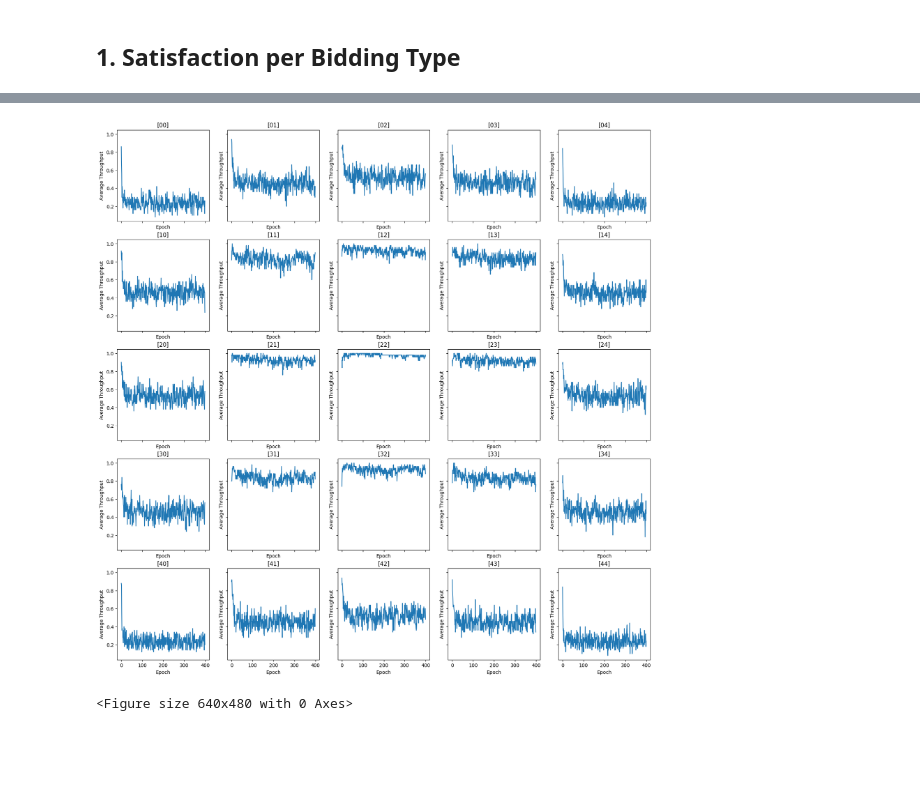
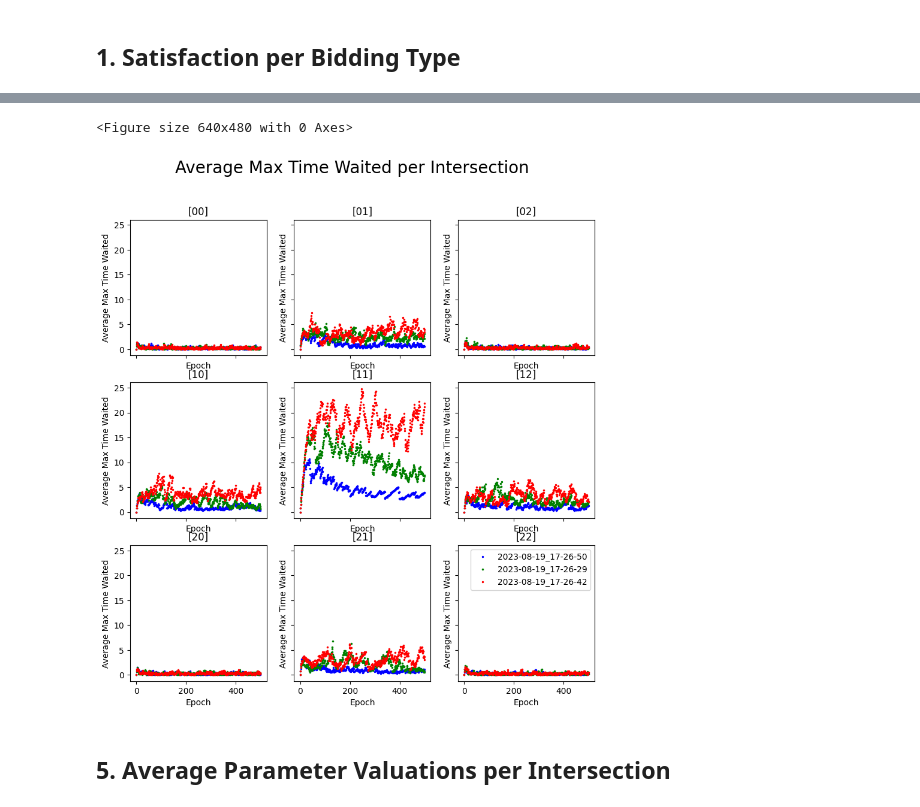
Before and after one commit to LeonidasZotos/adaptiveAuctions, a Jupyter notebook: analysis.ipynb, the cells around one changed output, grey strips where cells are left out. Cells and saved outputs as stored; diff of their text form; code cells hidden in the pictures; blank space fills up the shorter version.

```diff
--- a/analysis.ipynb
+++ b/analysis.ipynb
@@ -164,18 +156,31 @@ average_throughput_per_intersection = np.transpose(
 # %%
-def plot_throughput_per_intersection_history(data):
-    # Each subplot is a graph of the throughput history of that intersection.
-    fig, axs = plt.subplots(
-        data.shape[0], data.shape[1], sharex=True, sharey=True, figsize=(20, 20))
-    for i in range(data.shape[0]):
-        for j in range(data.shape[1]):
-            axs[i, j].plot(average_throughput_per_intersection[i, j])
+def plot_max_time_waited_history(max_time_waited_history_per_intersection, label, colour, axs):
+    for i in range(max_time_waited_history_per_intersection.shape[0]):
+        for j in range(max_time_waited_history_per_intersection.shape[0]):
+            axs[i, j].plot(
+                max_time_waited_history_per_intersection[i, j], 'o', markersize=1.5, color=colour, label=label)
             axs[i, j].set_title('[' + str(i) + str(j) + ']')
             axs[i, j].set_xlabel('Epoch')
-            axs[i, j].set_ylabel('Average Throughput')
-    plt.show()
-    plt.clf()
+            axs[i, j].set_ylabel('Average Max Time Waited')
-# %%
-plot_throughput_per_intersection_history(average_reward_per_intersection)
-# %% [output]
-[figure, removed]
-<Figure size 640x480 with 0 Axes>
+# %%
+plt.clf()
+average_max_time_waited_per_intersection_history_results = []
+for sim in results_to_use:
+    average_max_time_waited_per_intersection_history_results.append(
+        all_sim_results[sim]['average_max_time_waited_per_intersection_history'])
+
+fig, axs = plt.subplots(
+    average_max_time_waited_per_intersection_history_results[0].shape[0],
+    average_max_time_waited_per_intersection_history_results[0].shape[1], sharex=True, sharey=True, figsize=(10, 10))
+
+for i, history in enumerate(average_max_time_waited_per_intersection_history_results):
+    plot_max_time_waited_history(history, results_to_use[i], sim_colours[i], axs)
+
+fig.suptitle('Average Max Time Waited per Intersection ', fontsize=20)
+plt.legend()
+plt.show()
+# %% [output]
+<Figure size 640x480 with 0 Axes>
+[figure, added]
+# %% [markdown]
+## 5. Average Parameter Valuations per Intersection <a id="5"></a>
```
Also changed, not shown: parts of 24 cells of this notebook, 1 other file.
